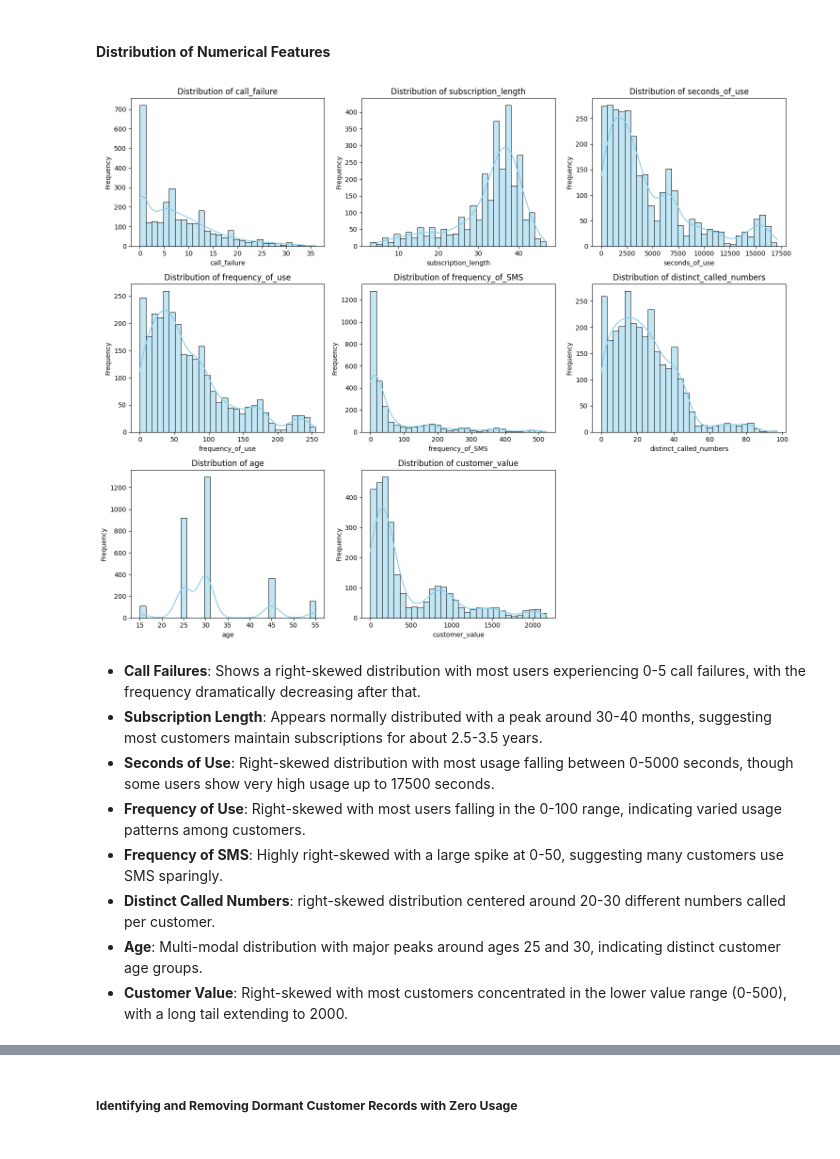
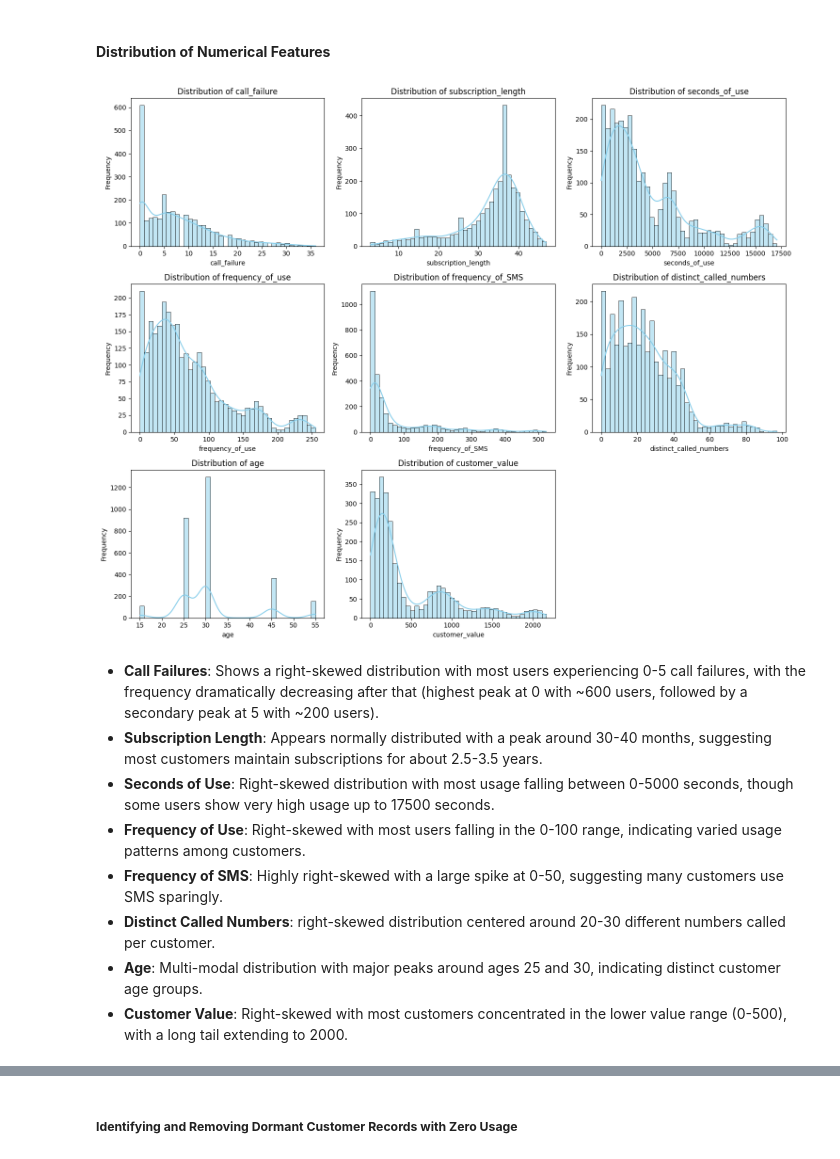
Before and after one commit to jagadeesh-usd/telecom-customer-churn-prediction, a Jupyter notebook: notebooks/02_eda.ipynb, the cells around one changed output, grey strips where cells are left out. Saved outputs shown, nothing was run; the diff lists cells and outputs as text; code cells hidden in the pictures.

```diff
--- a/notebooks/02_eda.ipynb
+++ b/notebooks/02_eda.ipynb
@@ -88,28 +99,28 @@ descriptive_stats
 # %%
 # Define numerical columns
 numerical_cols = [
     'call_failure', 'subscription_length', 'seconds_of_use',
     'frequency_of_use', 'frequency_of_SMS', 'distinct_called_numbers',
     'age', 'customer_value'
 ]
 
 # Set figure size
 plt.figure(figsize=(15, 12))
 
 # Loop through numerical columns and plot histograms
 for i, col in enumerate(numerical_cols):
     plt.subplot(3, 3, i + 1)
-    sns.histplot(df[col], bins=30, kde=True, color='skyblue')
+    sns.histplot(df[col], bins=40, kde=True, color='skyblue')
     plt.title(f'Distribution of {col}')
     plt.xlabel(col)
     plt.ylabel('Frequency')
 
 plt.tight_layout()
 plt.show()
 # %% [output]
-[figure, old version]
+[figure, new version]
 # %% [markdown]
-- **Call Failures**: Shows a right-skewed distribution with most users experiencing 0-5 call failures, with the frequency dramatically decreasing after that.
+- **Call Failures**: Shows a right-skewed distribution with most users experiencing 0-5 call failures, with the frequency dramatically decreasing after that (highest peak at 0 with ~600 users, followed by a secondary peak at 5 with ~200 users).
 - **Subscription Length**: Appears normally distributed with a peak around 30-40 months, suggesting most customers maintain subscriptions for about 2.5-3.5 years.
 - **Seconds of Use**: Right-skewed distribution with most usage falling between 0-5000 seconds, though some users show very high usage up to 17500 seconds.
 - **Frequency of Use**: Right-skewed with most users falling in the 0-100 range, indicating varied usage patterns among customers.
```
Also changed, not shown: parts of 18 cells of this notebook, 19 other files.
